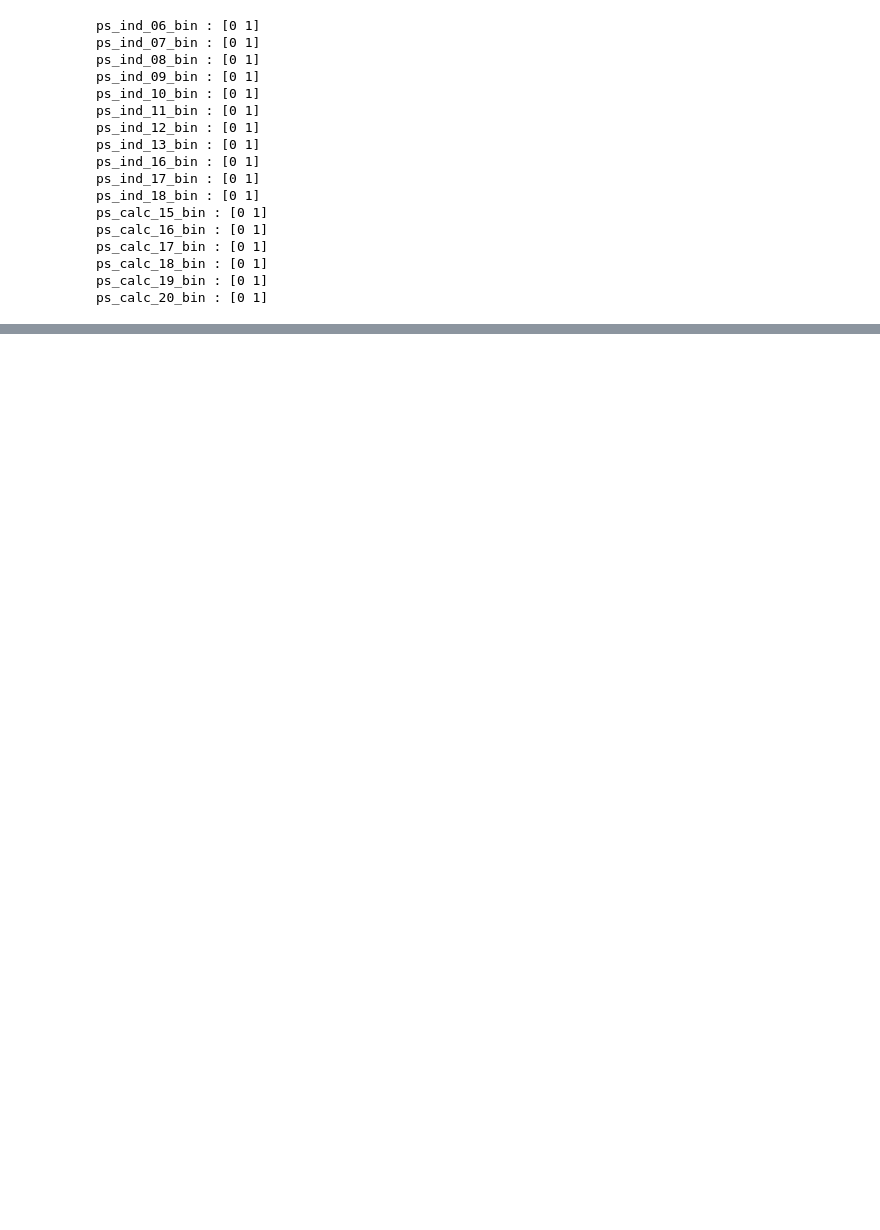
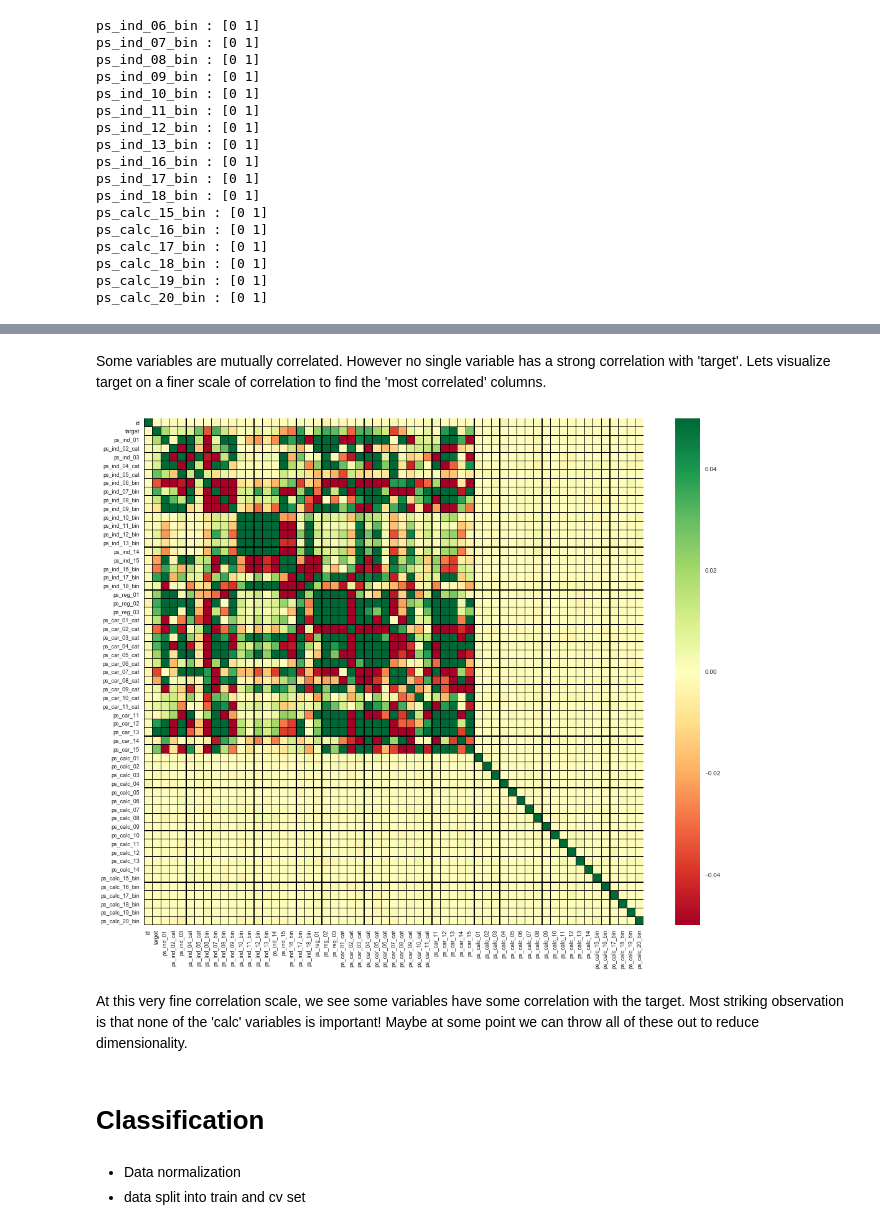
Before and after one commit to astha-chem/Kaggle-Porto-Seguro, a Jupyter notebook: Porto-Seguro.ipynb, the cells around one changed output, grey strips where cells are left out. Saved outputs shown, nothing was run; the diff lists cells and outputs as text; code cells hidden in the pictures; blank space fills up the shorter version.

```diff
--- a/Porto-Seguro.ipynb
+++ b/Porto-Seguro.ipynb
@@ -121,0 +172,18 @@ ps_calc_20_bin : [0 1]
+# %% [markdown]
+Some variables are mutually correlated. However no single variable has a strong correlation with 'target'. Lets visualize target on a finer scale of correlation to find the 'most correlated' columns.
+# %%
+sns.heatmap(data.corr(),cmap='RdYlGn',linewidths=0.2, linecolor = 'k', vmin = -0.05, vmax = 0.05)
+fig=plt.gcf()
+fig.set_size_inches(18,15)
+plt.xticks(fontsize=9)
+plt.yticks(fontsize=9)
+plt.show()
+# %% [output]
+[figure, added]
+# %% [markdown]
+At this very fine correlation scale, we see some variables have some correlation with the target. Most striking observation is that none of the 'calc' variables is important! Maybe at some point we can throw all of these out to reduce dimensionality.
+# %% [markdown]
+# Classification
+# %% [markdown]
+- Data normalization
+- data split into train and cv set
```
Also changed, not shown: parts of 22 cells of this notebook.
